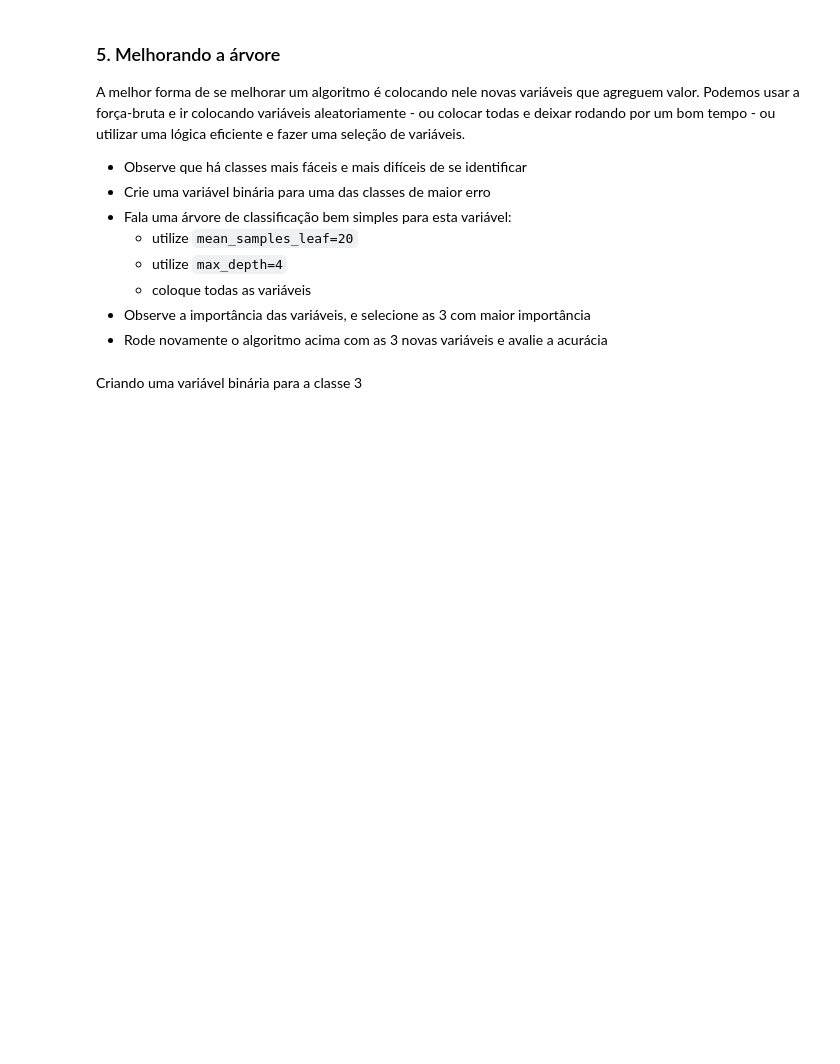
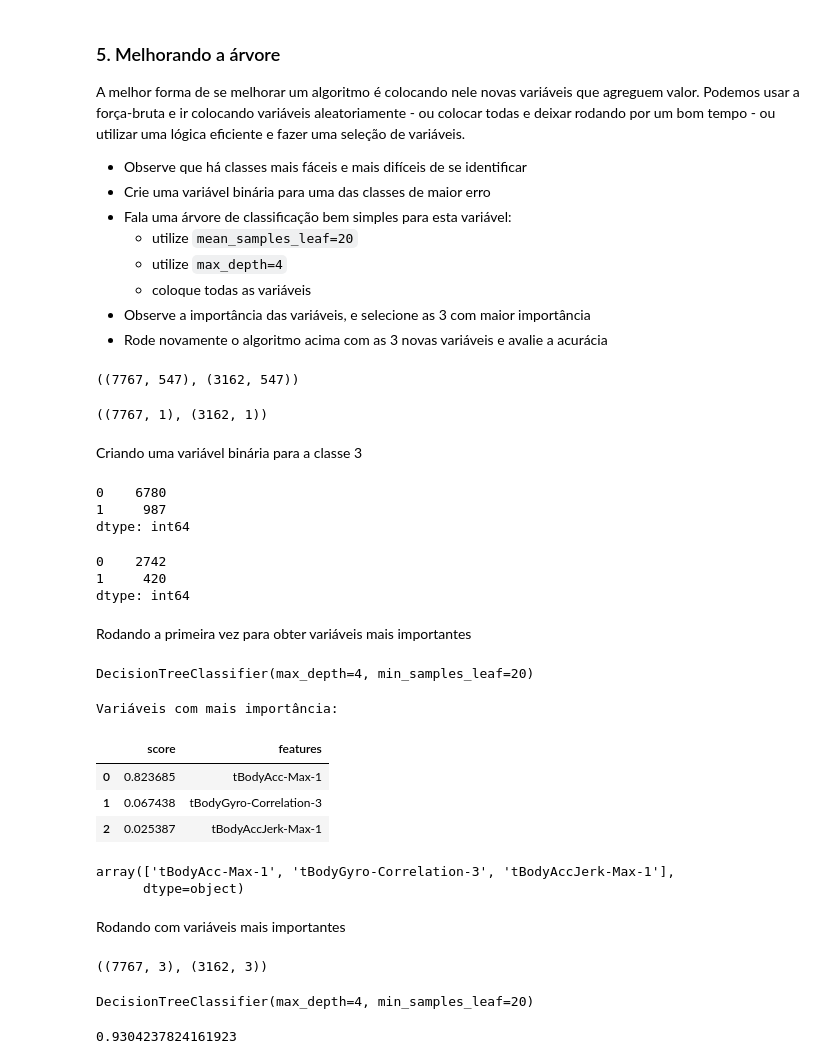
Before and after one commit to njuliacsouza/_projetosEBAC, a Jupyter notebook: Atividade_Modulo_17/tarefa3.ipynb, the cells around one changed output. Drawn from its saved outputs; the diff is of its cells as text; code cells hidden in the pictures; blank space fills up the shorter version.

```diff
--- a/Atividade_Modulo_17/tarefa3.ipynb
+++ b/Atividade_Modulo_17/tarefa3.ipynb
@@ -199,5 +199,21 @@ A melhor forma de se melhorar um algoritmo é colocando nele novas variáveis qu
     - coloque todas as variáveis
 - Observe a importância das variáveis, e selecione as 3 com maior importância
 - Rode novamente o algoritmo acima com as 3 novas variáveis e avalie a acurácia
+# %%
+X_train = pd.read_csv('HAPT_Dataset/X_train_ready.csv')
+X_test = pd.read_csv('HAPT_Dataset/X_test_ready.csv')
+
+X_train.shape, X_test.shape
+# %% [output]
+((7767, 547), (3162, 547))
+# %%
+y_train = pd.read_csv('HAPT_Dataset/Train/y_train.txt', index_col=False, header=None)
+y_test = pd.read_csv('HAPT_Dataset/Test/y_test.txt', index_col=False, header=None)
+
+y_train.shape, y_test.shape
+# %% [output]
+((7767, 1), (3162, 1))
 # %% [markdown]
 Criando uma variável binária para a classe 3
+# %%
+y_train[0] = y_train[0].apply(lambda i: 1 if i ==3 else 0)
@@ -203,0 +222,54 @@ Criando uma variável binária para a classe 3
+# %%
+y_train.value_counts()
+# %% [output]
+0    6780
+1     987
+dtype: int64
+# %%
+y_test.value_counts()
+# %% [output]
+0    2742
+1     420
+dtype: int64
+# %% [markdown]
+Rodando a primeira vez para obter variáveis mais importantes
+# %%
+arvore = DecisionTreeClassifier(min_samples_leaf=20, max_depth=4)
+arvore.fit(X_train, y_train)
+# %% [output]
+DecisionTreeClassifier(max_depth=4, min_samples_leaf=20)
+# %%
+dic = {'score':arvore.feature_importances_,'features':X_train.columns}
+print('Variáveis com mais importância:')
+df = pd.DataFrame(dic).sort_values('score',ascending=False).reset_index(drop=True).head(3)
+df
+# %% [output]
+Variáveis com mais importância:
+|  | score | features |
+| 0 | 0.823685 | tBodyAcc-Max-1 |
+| 1 | 0.067438 | tBodyGyro-Correlation-3 |
+| 2 | 0.025387 | tBodyAccJerk-Max-1 |
+# %%
+mais_importantes = df['features'].values
+mais_importantes
+# %% [output]
+array(['tBodyAcc-Max-1', 'tBodyGyro-Correlation-3', 'tBodyAccJerk-Max-1'],
+      dtype=object)
+# %% [markdown]
+Rodando com variáveis mais importantes
+# %%
+X_train = X_train[mais_importantes]
+X_test = X_test[mais_importantes]
+
+X_train.shape, X_test.shape
+# %% [output]
+((7767, 3), (3162, 3))
+# %%
+arvore = DecisionTreeClassifier(min_samples_leaf=20, max_depth=4)
+arvore.fit(X_train, y_train)
+# %% [output]
+DecisionTreeClassifier(max_depth=4, min_samples_leaf=20)
+# %%
+arvore.score(X_test, y_test)
+# %% [output]
+0.9304237824161923
```
Also changed, not shown: parts of 5 cells of this notebook.
